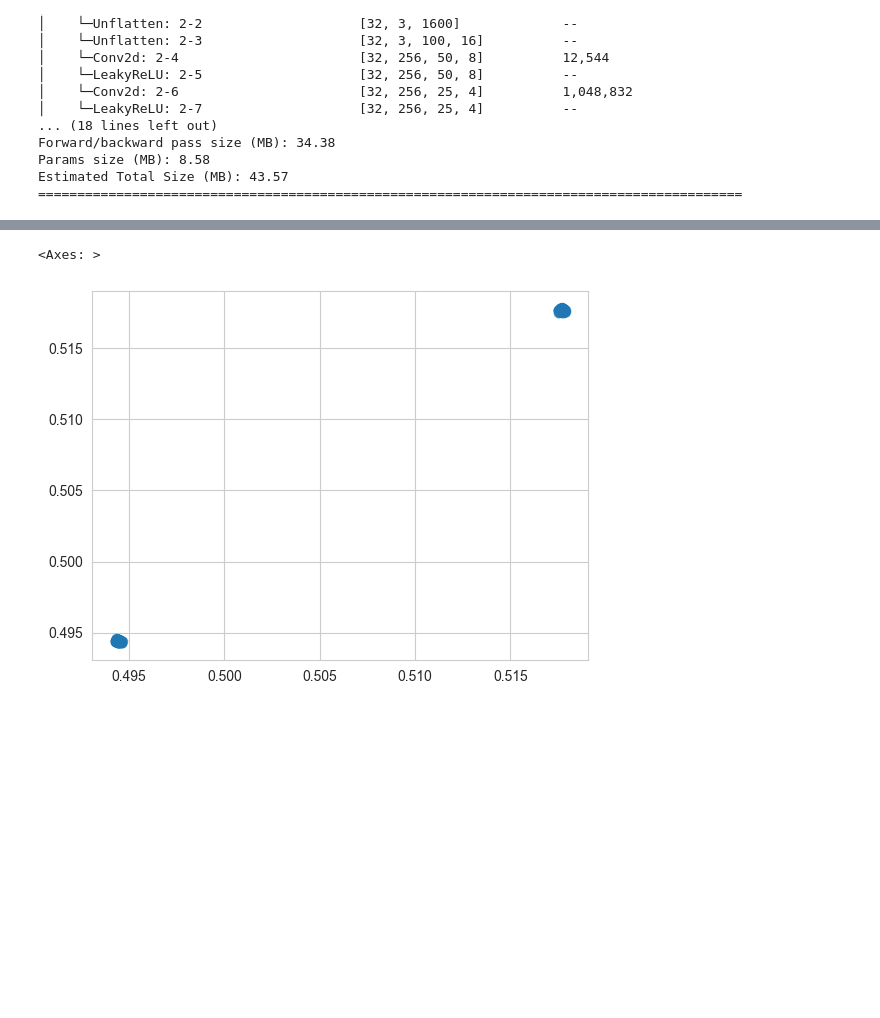
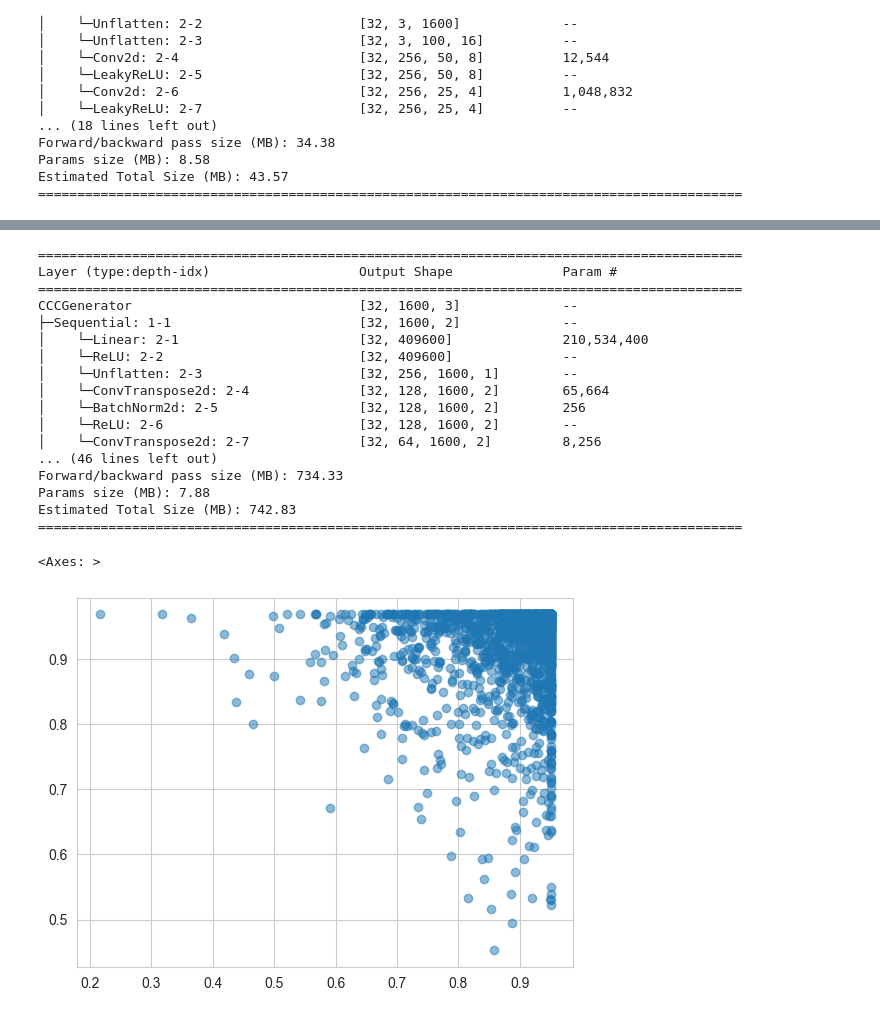
Before and after one commit to Veikko-Saikkonen/hard-spheres, a Jupyter notebook: Notebooks/Hardspheres_v2_simple_lattice.ipynb, the cells around one changed output, grey strips where cells are left out. Cells and saved outputs as stored; diff of their text form; code cells hidden in the pictures; blank space fills up the shorter version.

```diff
--- a/Notebooks/Hardspheres_v2_simple_lattice.ipynb
+++ b/Notebooks/Hardspheres_v2_simple_lattice.ipynb
@@ -109,7 +114,7 @@ from sklearn.preprocessing import StandardScaler, MinMaxScaler
 
 scaler = StaticMinMaxScaler(
     columns = ["x", "y", "r"],
-    maximum = [X_box, Y_box, 1], # NOTE: Tuned for physical feasibility
+    maximum = [X_box, Y_box, 20], # NOTE: Tuned for physical feasibility
     minimum = [-X_box, -Y_box, 0] # NOTE: Tuned for physical feasibility
 )
 
@@ -119,6 +124,6 @@ dataframe_scaled.set_index(dataframe.index, inplace=True)
 
 dataframe_scaled = dataframe_scaled.drop(columns=["class"]) # Redundant with r
 # dataframe_scaled = dataframe_scaled.sort_values(by=["experiment", "sample"])
-dataframe_scaled.describe().round(2)
+dataframe_scaled.describe().round(5)
 # %% [output]
 |  | x | y | r |
@@ -150,14 +155,15 @@ from src.HSDataset import HSDataset
 dataset = HSDataset(
     dataframe_scaled.copy(), # Dont use the ordering
     descriptor_list=["phi"],
-    synthetic_samples={"rotational": 0, "shuffling": 0},
+    synthetic_samples={"rotational": 0, "shuffling": 0, "spatial_offset_static": 0.2},
     downsample=False
     )
 print(dataset[:][0].shape)
 print(dataset[:][1].shape)
+
 # Create a function that visualizes the point cloud
-
-plot_pointcloud(dataset[2][1], plot_radius=False)
+plot_pointcloud(dataset[0][1], plot_radius=False)
+plot_pointcloud(dataset[-1][1], plot_radius=False)
 # %% [output]
 Creating Dataset
 Descriptor List:  ['phi']
@@ -388,42 +343,72 @@ run_params
 # %%
 test_frac = 0.2
-kernel_size = (3,3)
+
 dataset = dataset.to(run_params["training"]["device"])
 
 trainset, testset = torch.utils.data.random_split(dataset, [1-test_frac, test_frac])
 
 len(trainset), len(testset)
 
 out_samples = dataset.samples[0].shape[1]
-out_dimensions = dataset.samples[0].shape[2]
+out_dimensions = 2 #dataset.samples[0].shape[2]
 
-generator = Generator(
+kernel_size = (1,1)
+stride=1
+
+generator = CCCGenerator(
     kernel_size=kernel_size,
     stride=stride,
-    rand_features=64,
-    out_dimensions=2,
+    rand_features=513,
+    out_dimensions=out_dimensions,
     out_samples=out_samples,
-    fix_r=0.5
+    latent_dim=256, # initial latent channels
+    fix_r=0.025,
+    clip_output =False
+    #   (
+        # dataset.y.min(dim=0).values.min(dim=0).values,
+        # dataset.y.max(dim=0).values.max(dim=0).values,
+        # )
     ).to("mps")
 
-discriminator = Discriminator2D(input_channels=input_channels, in_samples=out_samples).to("mps")
-
-
+discriminator = CCCGDiscriminator(
+    input_channels=input_channels,
+    in_samples=out_samples,
+    kernel_size=(1,1),
+    channels_coefficient=3
+    ).to("mps")
+# discriminator = Discriminator2D(input_channels=input_channels, in_samples=out_samples).to("mps")
 gan = GAN(
     dataset,
-    dataset, # No separate test set
+    dataset,# No separate test set
     generator_model=generator,
     discriminator_model=discriminator,
     **run_params
     )
 
-# print(summary(gan.generator, input_data=sample_x, depth=2))
-# print(summary(gan.discriminator, input_data=sample_y_mps, depth=2))
+print(summary(gan.generator, input_data=sample_x, depth=2))
+print(summary(gan.discriminator, input_data=sample_y_mps, depth=2))
 
 _out = gan.generate(sample_x)[0]
 # _out = _out.numpy()
 
 plot_pointcloud(_out, plot_radius=False)
 # %% [output]
-<Axes: >
+==========================================================================================
+Layer (type:depth-idx)                   Output Shape              Param #
+==========================================================================================
+CCCGenerator                             [32, 1600, 3]             --
+├─Sequential: 1-1                        [32, 1600, 2]             --
+│    └─Linear: 2-1                       [32, 409600]              210,534,400
+│    └─ReLU: 2-2                         [32, 409600]              --
+│    └─Unflatten: 2-3                    [32, 256, 1600, 1]        --
+│    └─ConvTranspose2d: 2-4              [32, 128, 1600, 2]        65,664
+│    └─BatchNorm2d: 2-5                  [32, 128, 1600, 2]        256
+│    └─ReLU: 2-6                         [32, 128, 1600, 2]        --
+│    └─ConvTranspose2d: 2-7              [32, 64, 1600, 2]         8,256
+... (46 lines left out)
+Forward/backward pass size (MB): 734.33
+Params size (MB): 7.88
+Estimated Total Size (MB): 742.83
+==========================================================================================
+<Axes: >
-[figure, old version]
+[figure, new version]
```
Also changed, not shown: parts of 15 cells of this notebook, 2 other files.
